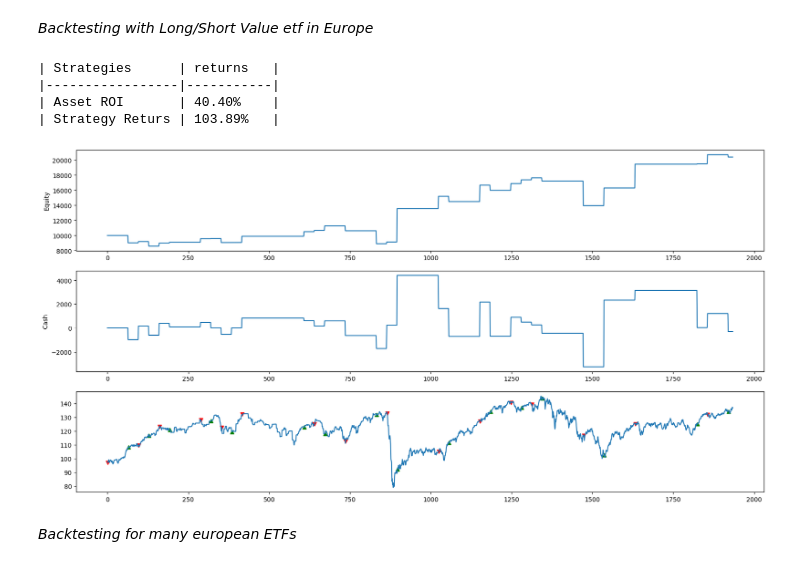
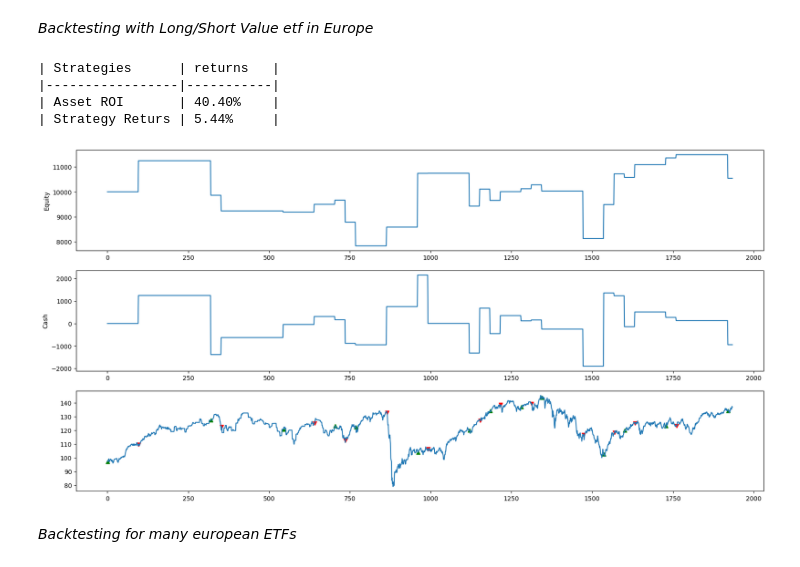
Before and after one commit to rvargas42/Value_Growth_Challenge_ETSFactory, a Jupyter notebook: Research/value_growth_moment_detection.ipynb, the cells around one changed output. Drawn from its saved outputs; the diff is of its cells as text; code cells hidden in the pictures.

```diff
--- a/Research/value_growth_moment_detection.ipynb
+++ b/Research/value_growth_moment_detection.ipynb
@@ -190,5 +200,0 @@ _Standard NNeighbor Model_
-# %%
-knn = KNeighborsClassifier(algorithm="auto")
-cv = GridSearchCV(estimator=knn, param_grid={'n_neighbors': range(1, 60)})
-cv.fit(X_train, y_train)
-predictions = cv.predict(X_test)
@@ -227,6 +200,0 @@ _Ensemble AdaBoost_
-# %%
-from sklearn.ensemble import AdaBoostClassifier
-
-classifier = AdaBoostClassifier(n_estimators=100, random_state=42)
-classifier.fit(X_test, y_test)
-predictions = classifier.predict(X_test)
@@ -245,7 +272,10 @@ weighted avg       0.94      0.94      0.94       914
 _Testing Predictions_
 # %%
 # Calculate cumulative returns for independent assets
-from tabulate import tabulate
+
+X_train, X_test, y_train, y_test = train_test_split(X, y, test_size=0.2, shuffle=False)
+
+predictions = models["KNN"].predict(X_test)
 
 SPYG_cret = SPYG[y_test.index].cumsum()
 SPYV_cret = SPYV[y_test.index].cumsum()
@@ -265,6 +295,31 @@ results = [
 
 headers = ["Strategies","cumulative returns"]
 
-
+print(tabulate(results, headers, tablefmt="github"))
 with open(os.path.join(root_dir, "Research", "SPY_Testing.txt"),'w+') as f:
     print(tabulate(results, headers, tablefmt="github"), file=f)
+
+# Convertir los resultados a un DataFrame de pandas
+df = pd.DataFrame(results, columns=["Strategies","cumulative returns"])
+# Generar la tabla en formato tabulate
+table_str = tabulate(results, headers=["Strategies","cumulative returns"], tablefmt="grid")
+
+# Configurar el tamaño de la figura
+fig, ax = plt.subplots(figsize=(10, 2))
+fig.suptitle("USA Test",fontsize=14)
+
+# Ocultar el eje
+ax.axis('tight')
+ax.axis('off')
+
+# Crear la tabla
+table = ax.table(cellText=df.values, colLabels=df.columns, cellLoc='center', loc='center')
+
+# Ajustar la fuente de la tabla
+table.auto_set_font_size(False)
+table.set_fontsize(10)
+table.scale(1.2, 1.2)
+
+# Guardar la figura como una imagen
+plt.savefig(os.path.join(root_dir, "charts","USA_test_performance.png"), bbox_inches='tight', dpi=500)
+plt.show()
@@ -294,7 +356,7 @@ valu_etf["returns"] = np.log(valu_etf["Close"]/valu_etf["Close"].shift(1)) #peri
 valu_etf.dropna(inplace=True)
 
 X_eu = X[X.index.isin(valu_etf.index)]
-europe_predictions = classifier.predict(X_eu)
+europe_predictions = models["AdaBoostClassifier"].predict(X_eu)
 X_eu["predictions"] = europe_predictions
 valu_etf = valu_etf[valu_etf.index.isin(X_eu.index)]
 #making predictions:
@@ -370,35 +432,35 @@ class my_backtester:
         return returns, asset_returns
 
     def visualize(self):
         fig, ax = plt.subplots(nrows=3, figsize=(20, 10))
         ax[0].plot(self.history["equity"])
         ax[0].set_ylabel("Equity")
         ax[1].plot(self.history["cash"])
         ax[1].set_ylabel("Cash")
         ax[2].plot(self.data.Close.values)
         entries_buy = [i[1] for i in self.history["entries"] if i[0] == 0]
         entries_sell = [i[1] for i in self.history["entries"] if i[0] == 1]
         ax[2].scatter(entries_sell, self.data["Close"][entries_sell],color="red", marker="v")
         ax[2].scatter(entries_buy, self.data["Close"][entries_buy],color="green", marker="^")
 
 data = pd.concat(
     [
         valu_etf,
         X_eu["predictions"]
     ],
     axis=1,
 )
 data.index = pd.DatetimeIndex(data.index)
 
 backtester = my_backtester()
 returns = backtester.run(cash=10000, data=data, buy_and_hold_days= 32,print_results=1)
 backtester.visualize()
 # %% [output]
 | Strategies      | returns   |
 |-----------------|-----------|
 | Asset ROI       | 40.40%    |
-| Strategy Returs | 103.89%   |
+| Strategy Returs | 5.44%     |
-[figure, old version]
+[figure, new version]
 # %% [markdown]
 _Backtesting for many european ETFs_
 # %%
```
Also changed, not shown: parts of 23 cells of this notebook, 18 other files.
